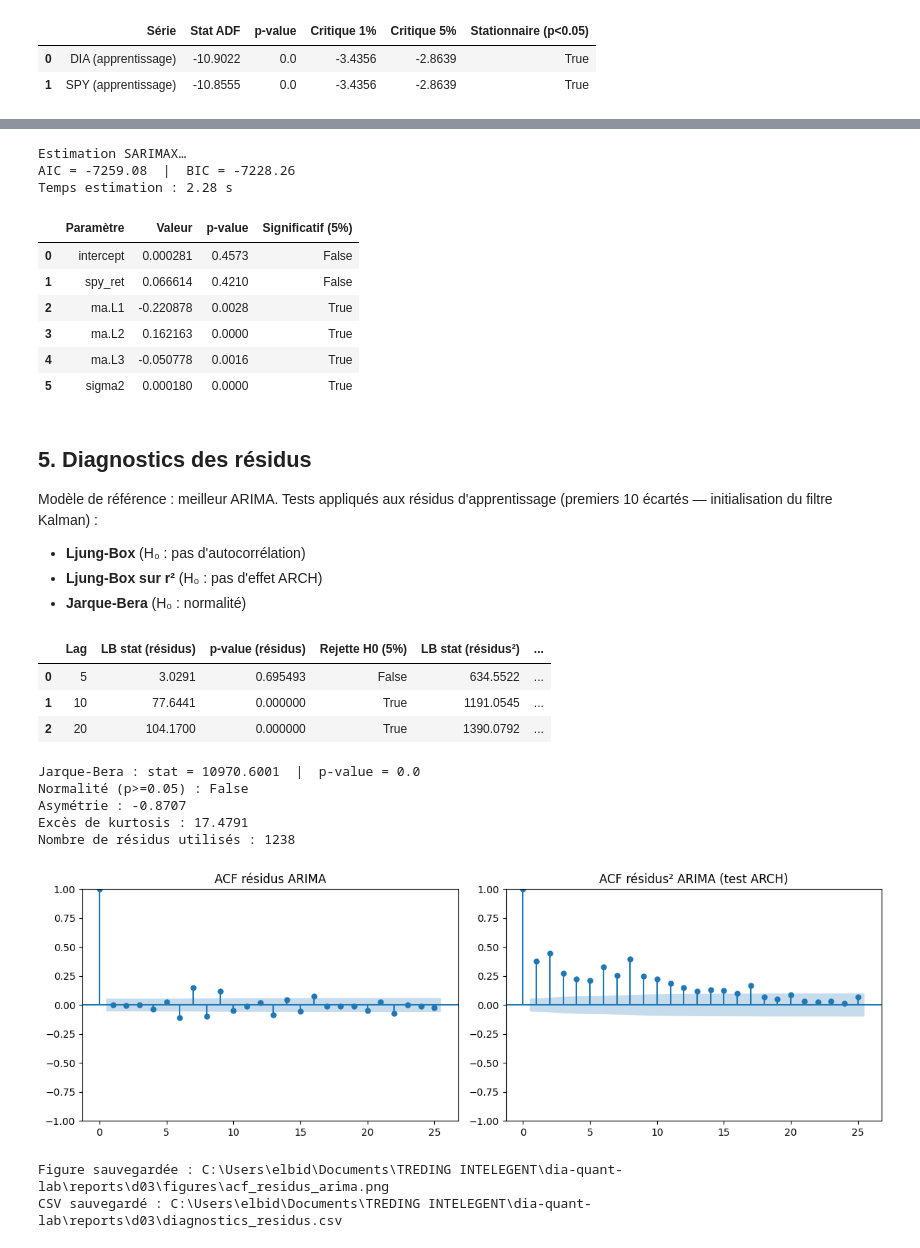
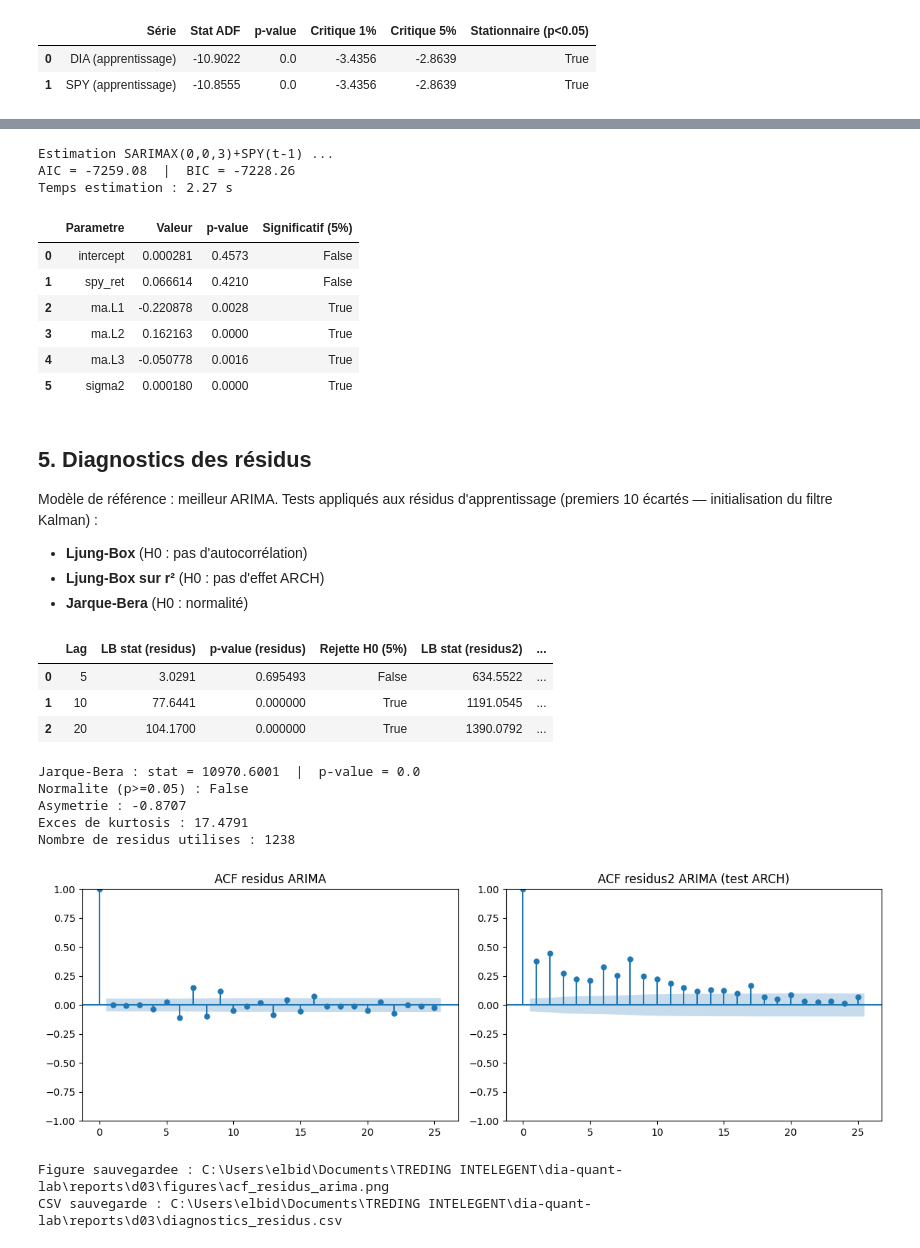
Before and after one commit to Zakaria12e/dia-quant-lab, a Jupyter notebook: notebooks/03_econometrie_moyenne.ipynb, the cells around one changed output, grey strips where cells are left out. Cells and saved outputs as stored; diff of their text form; code cells hidden in the pictures.

```diff
--- a/notebooks/03_econometrie_moyenne.ipynb
+++ b/notebooks/03_econometrie_moyenne.ipynb
@@ -248,27 +278,31 @@ Aucune information future n'est utilisée.
 Ordre non-saisonnier : meilleur ordre ARIMA. Pas de composante saisonnière.
 # %%
-print("Estimation SARIMAX…")
+nom_sarimax = (
+    "SARIMAX(" + str(p_best) + ",0," + str(q_best) + ")+SPY(t-1)"
+)
+print("Estimation", nom_sarimax, "...")
 res_sarimax = fit_state_space(
     frame, train_mask,
     order=meilleur_ordre,
     seasonal_order=(0, 0, 0, 0),
     with_exog=True,
+    nom=nom_sarimax,
 )
 print("AIC = " + str(round(res_sarimax.aic, 2)) + "  |  BIC = " + str(round(res_sarimax.bic, 2)))
 print("Temps estimation : " + str(round(res_sarimax.fit_seconds, 2)) + " s")
 print()
 df_sarimax_params = pd.DataFrame({
-    "Paramètre": res_sarimax.params.index,
+    "Parametre": res_sarimax.params.index,
     "Valeur": res_sarimax.params.values.round(6),
     "p-value": res_sarimax.pvalues.values.round(4),
     "Significatif (5%)": (res_sarimax.pvalues.values < 0.05),
 })
 display(df_sarimax_params)
 # %% [output]
-Estimation SARIMAX…
+Estimation SARIMAX(0,0,3)+SPY(t-1) ...
 AIC = -7259.08  |  BIC = -7228.26
-Temps estimation : 2.28 s
+Temps estimation : 2.27 s
-|  | Paramètre | Valeur | p-value | Significatif (5%) |
+|  | Parametre | Valeur | p-value | Significatif (5%) |
 | 0 | intercept | 0.000281 | 0.4573 | False |
 | 1 | spy_ret | 0.066614 | 0.4210 | False |
 | 2 | ma.L1 | -0.220878 | 0.0028 | True |
@@ -280,9 +314,9 @@ Temps estimation : 2.28 s
 
 Modèle de référence : meilleur ARIMA.
 Tests appliqués aux résidus d'apprentissage (premiers 10 écartés — initialisation du filtre Kalman) :
-- **Ljung-Box** (H₀ : pas d'autocorrélation)
-- **Ljung-Box sur r²** (H₀ : pas d'effet ARCH)
-- **Jarque-Bera** (H₀ : normalité)
+- **Ljung-Box** (H0 : pas d'autocorrélation)
+- **Ljung-Box sur r²** (H0 : pas d'effet ARCH)
+- **Jarque-Bera** (H0 : normalité)
 # %%
 diag = residual_diagnostics(res_arima.residuals)
 
@@ -290,62 +324,62 @@ rows_lb = []
 for lag, v in diag["ljung_box"].items():
     rows_lb.append({
         "Lag": lag,
-        "LB stat (résidus)": v["stat"],
-        "p-value (résidus)": v["pval"],
+        "LB stat (residus)": v["stat"],
+        "p-value (residus)": v["pval"],
         "Rejette H0 (5%)": v["pval"] < 0.05,
-        "LB stat (résidus²)": diag["ljung_box_squared"][lag]["stat"],
-        "p-value (résidus²)": diag["ljung_box_squared"][lag]["pval"],
-        "ARCH détecté (5%)": diag["ljung_box_squared"][lag]["pval"] < 0.05,
+        "LB stat (residus2)": diag["ljung_box_squared"][lag]["stat"],
+        "p-value (residus2)": diag["ljung_box_squared"][lag]["pval"],
+        "ARCH detecte (5%)": diag["ljung_box_squared"][lag]["pval"] < 0.05,
     })
 df_lb = pd.DataFrame(rows_lb)
 display(df_lb)
 
 print()
 jb = diag["jarque_bera"]
 print("Jarque-Bera : stat = " + str(jb["stat"]) + "  |  p-value = " + str(jb["pval"]))
-print("Normalité (p>=0.05) :", jb["normalite"])
-print("Asymétrie :", diag["asymetrie"])
-print("Excès de kurtosis :", diag["kurtosis_exces"])
-print("Nombre de résidus utilisés :", diag["n_residus"])
+print("Normalite (p>=0.05) :", jb["normalite"])
+print("Asymetrie :", diag["asymetrie"])
+print("Exces de kurtosis :", diag["kurtosis_exces"])
+print("Nombre de residus utilises :", diag["n_residus"])
 
 r_resid = res_arima.residuals.dropna()
 fig, axes = plt.subplots(1, 2, figsize=(12, 4))
-plot_acf(r_resid,     lags=25, ax=axes[0], title="ACF résidus ARIMA")
-plot_acf(r_resid**2,  lags=25, ax=axes[1], title="ACF résidus² ARIMA (test ARCH)")
+plot_acf(r_resid,     lags=25, ax=axes[0], title="ACF residus ARIMA")
+plot_acf(r_resid**2,  lags=25, ax=axes[1], title="ACF residus2 ARIMA (test ARCH)")
 plt.tight_layout()
 fig.savefig(REP_FIG / "acf_residus_arima.png", dpi=120, bbox_inches="tight")
 plt.show()
 print()
-print("Figure sauvegardée :", str(REP_FIG / "acf_residus_arima.png"))
+print("Figure sauvegardee :", str(REP_FIG / "acf_residus_arima.png"))
 
 rows_csv = []
 for lag, v in diag["ljung_box"].items():
     rows_csv.append({
         "modele": res_arima.nom, "test": "ljung_box_residus",
         "lag": lag, "stat": v["stat"], "pval": v["pval"],
     })
 for lag, v in diag["ljung_box_squared"].items():
     rows_csv.append({
         "modele": res_arima.nom, "test": "ljung_box_residus_carres",
         "lag": lag, "stat": v["stat"], "pval": v["pval"],
     })
 rows_csv.append({
     "modele": res_arima.nom, "test": "jarque_bera",
     "lag": None, "stat": jb["stat"], "pval": jb["pval"],
 })
 pd.DataFrame(rows_csv).to_csv(REP_D03 / "diagnostics_residus.csv", index=False)
-print("CSV sauvegardé :", str(REP_D03 / "diagnostics_residus.csv"))
+print("CSV sauvegarde :", str(REP_D03 / "diagnostics_residus.csv"))
 # %% [output]
-|  | Lag | LB stat (résidus) | p-value (résidus) | Rejette H0 (5%) | LB stat (résidus²) | ... |
+|  | Lag | LB stat (residus) | p-value (residus) | Rejette H0 (5%) | LB stat (residus2) | ... |
 | 0 | 5 | 3.0291 | 0.695493 | False | 634.5522 | ... |
 | 1 | 10 | 77.6441 | 0.000000 | True | 1191.0545 | ... |
 | 2 | 20 | 104.1700 | 0.000000 | True | 1390.0792 | ... |
 Jarque-Bera : stat = 10970.6001  |  p-value = 0.0
-Normalité (p>=0.05) : False
-Asymétrie : -0.8707
-Excès de kurtosis : 17.4791
-Nombre de résidus utilisés : 1238
+Normalite (p>=0.05) : False
+Asymetrie : -0.8707
+Exces de kurtosis : 17.4791
+Nombre de residus utilises : 1238
 [figure]
-Figure sauvegardée : C:\Users\elbid\Documents\TREDING INTELEGENT\dia-quant-lab\reports\d03\figures\acf_residus_arima.png
-CSV sauvegardé : C:\Users\elbid\Documents\TREDING INTELEGENT\dia-quant-lab\reports\d03\diagnostics_residus.csv
+Figure sauvegardee : C:\Users\elbid\Documents\TREDING INTELEGENT\dia-quant-lab\reports\d03\figures\acf_residus_arima.png
+CSV sauvegarde : C:\Users\elbid\Documents\TREDING INTELEGENT\dia-quant-lab\reports\d03\diagnostics_residus.csv
 # %% [markdown]
```
Also changed, not shown: parts of 17 cells of this notebook, 8 other files.
